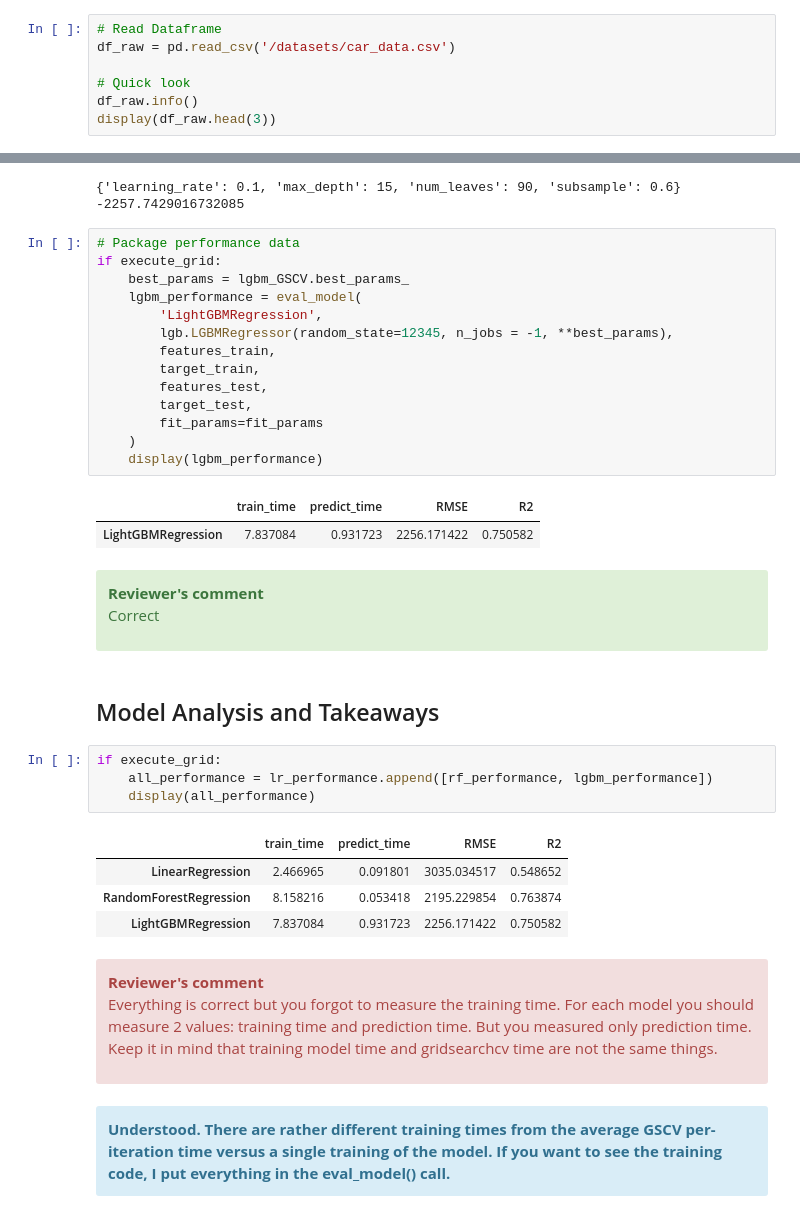
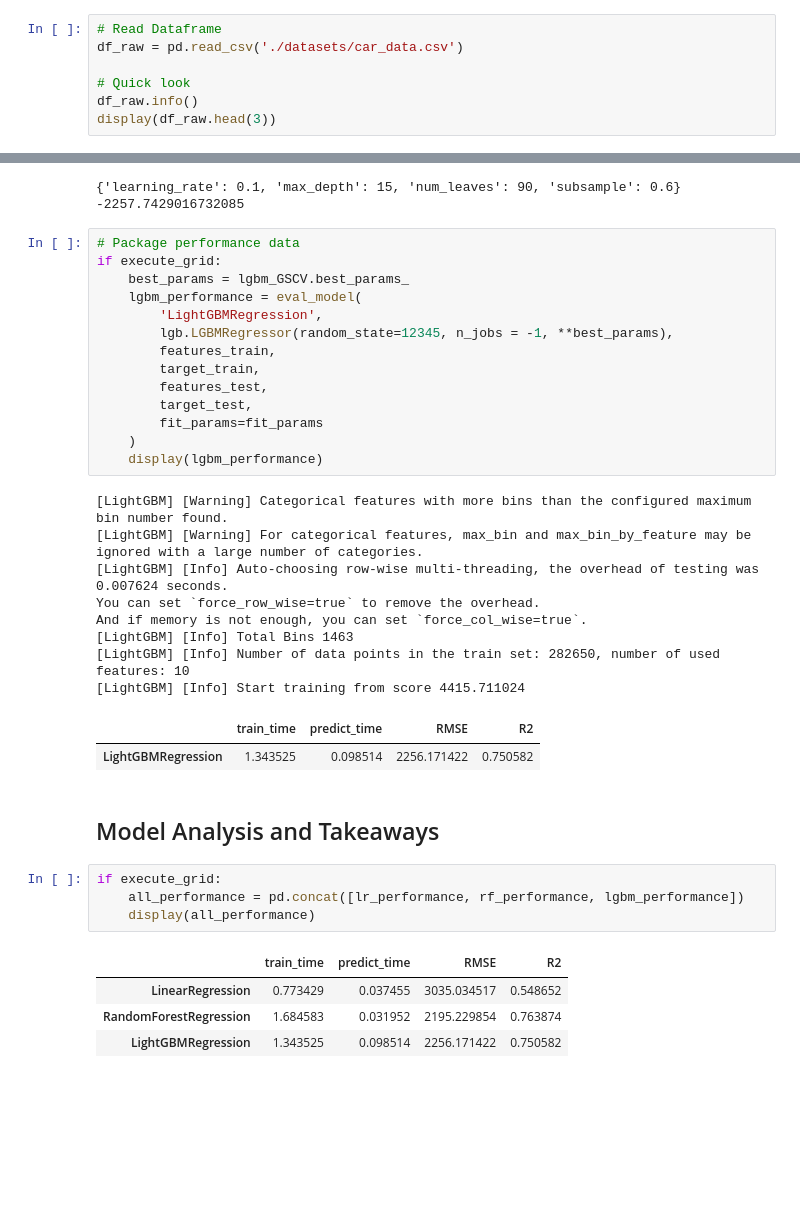
Before and after one commit to briantmcelroy/10_RustyBargain_RegressionHyperparameterTuning, a Jupyter notebook: 10_RustyBargain_RegressionHyperparameterTuning.ipynb, the cells around one changed output, grey strips where cells are left out. Drawn from its saved outputs; the diff is of its cells as text; blank space fills up the shorter version.

Commit message:
Finalize Readme and update comments

```diff
--- a/10_RustyBargain_RegressionHyperparameterTuning.ipynb
+++ b/10_RustyBargain_RegressionHyperparameterTuning.ipynb
@@ -70,6 +27,6 @@ from matplotlib import pyplot as plt
 # %%
 # Read Dataframe
-df_raw = pd.read_csv('/datasets/car_data.csv')
+df_raw = pd.read_csv('./datasets/car_data.csv')
 
 # Quick look
 df_raw.info()
@@ -593,32 +533,24 @@ if execute_grid:
     )
     display(lgbm_performance)
 # %% [output]
+[LightGBM] [Warning] Categorical features with more bins than the configured maximum bin number found.
+[LightGBM] [Warning] For categorical features, max_bin and max_bin_by_feature may be ignored with a large number of categories.
+[LightGBM] [Info] Auto-choosing row-wise multi-threading, the overhead of testing was 0.007624 seconds.
+You can set `force_row_wise=true` to remove the overhead.
+And if memory is not enough, you can set `force_col_wise=true`.
+[LightGBM] [Info] Total Bins 1463
+[LightGBM] [Info] Number of data points in the train set: 282650, number of used features: 10
+[LightGBM] [Info] Start training from score 4415.711024
 |  | train_time | predict_time | RMSE | R2 |
-| LightGBMRegression | 7.837084 | 0.931723 | 2256.171422 | 0.750582 |
+| LightGBMRegression | 1.343525 | 0.098514 | 2256.171422 | 0.750582 |
-# %% [markdown]
-<div class="alert alert-block alert-success">
-<b>Reviewer's comment</b> <a class="tocSkip"></a>
-
-Correct
-
-</div>
 # %% [markdown]
 ## Model Analysis and Takeaways
 # %%
 if execute_grid:
-    all_performance = lr_performance.append([rf_performance, lgbm_performance])
+    all_performance = pd.concat([lr_performance, rf_performance, lgbm_performance])
     display(all_performance)
 # %% [output]
 |  | train_time | predict_time | RMSE | R2 |
-| LinearRegression | 2.466965 | 0.091801 | 3035.034517 | 0.548652 |
-| RandomForestRegression | 8.158216 | 0.053418 | 2195.229854 | 0.763874 |
-| LightGBMRegression | 7.837084 | 0.931723 | 2256.171422 | 0.750582 |
+| LinearRegression | 0.773429 | 0.037455 | 3035.034517 | 0.548652 |
+| RandomForestRegression | 1.684583 | 0.031952 | 2195.229854 | 0.763874 |
+| LightGBMRegression | 1.343525 | 0.098514 | 2256.171422 | 0.750582 |
-# %% [markdown]
-<div class="alert alert-block alert-danger">
-<b>Reviewer's comment</b> <a class="tocSkip"></a>
-
-Everything is correct but you forgot to measure the training time. For each model you should measure 2 values: training time and prediction time. But you measured only prediction time. Keep it in mind that training model time and gridsearchcv time are not the same things.
-</div>
-# %% [markdown]
-<div class="alert alert-block alert-info">
-<b>Understood. There are rather different training times from the average GSCV per-iteration time versus a single training of the model. If you want to see the training code, I put everything in the eval_model() call.</b> <a class="tocSkip"></a>
```
Also changed, not shown: parts of 21 cells of this notebook, 1 other file.
